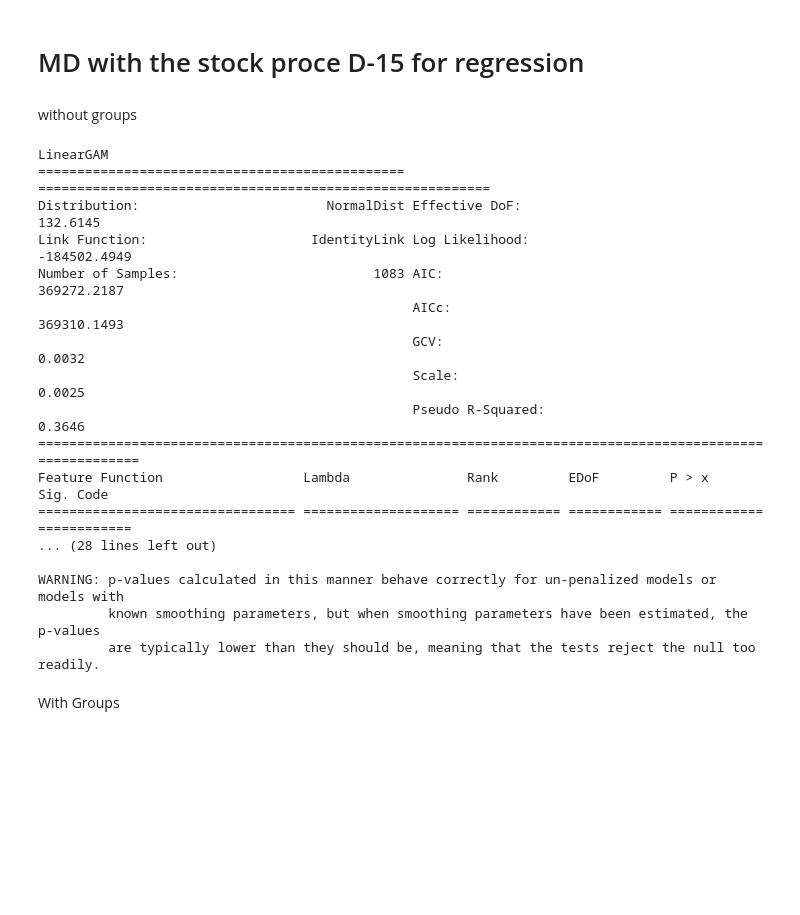
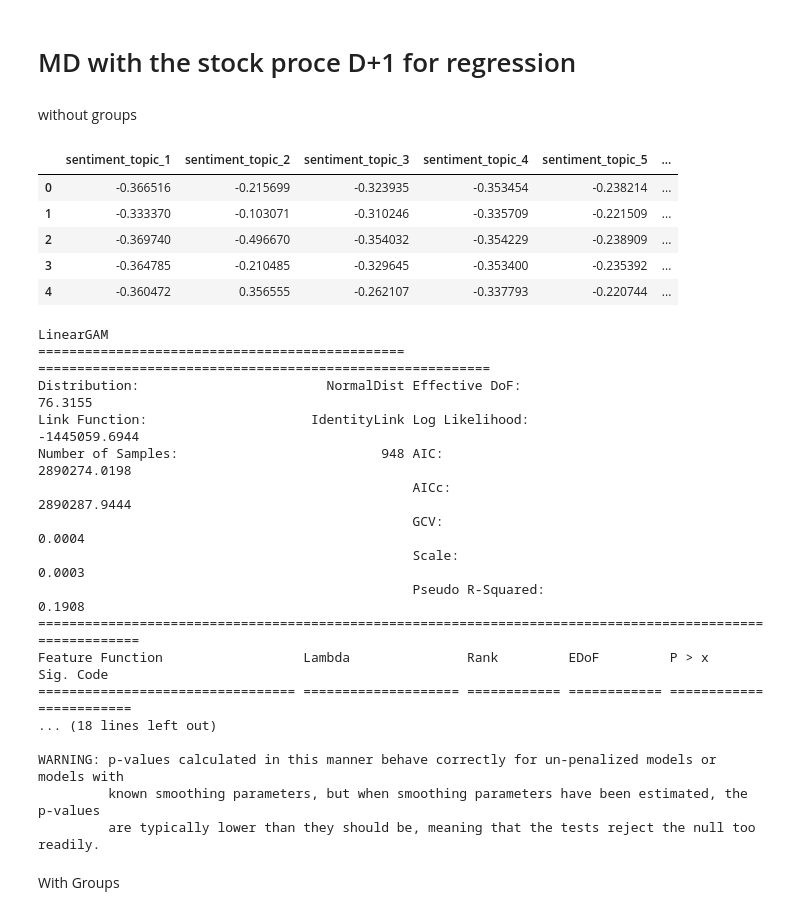
Before and after one commit to BoE-ARP-Bayes-MSc-BA/BoE_ARP_test04, a Jupyter notebook: Regression_find_the_topic.ipynb, the cells around one changed output. Saved outputs shown, nothing was run; the diff lists cells and outputs as text; code cells hidden in the pictures; blank space fills up the shorter version.

```diff
--- a/Regression_find_the_topic.ipynb
+++ b/Regression_find_the_topic.ipynb
@@ -21,67 +21,73 @@ from pandas.core.common import SettingWithCopyWarning
 warnings.filterwarnings('ignore')
 pd.set_option('display.max_columns', None)
 # %% [markdown]
-# MD with the stock proce D-15 for regression
+# MD with the stock proce D+1 for regression
 # %% [markdown]
 without groups
 # %%
 df_MD = pd.read_csv('./regression_df_input/MD_model_df.csv')
 df_MD['date'] = df_MD['date'].astype(str)
 # ------> multiple the probability with WA_sentiment
-for i in range (1,23):
+for i in range (1,13):
     df_MD['sentiment_'+'topic_'+str(i)] = df_MD['topic_'+str(i)]*df_MD['WA_sentiment']
 
 sentiment_topic_columns = []
-for i in range (1,23):
+for i in range (1,13):
     sentiment_topic_columns.append('sentiment_'+'topic_'+str(i))
 df_MD_standard = df_MD[sentiment_topic_columns]
 
-regression_D = 'D-20'
+regression_D = 'D+1'
 
 # ------> Standardize the data
 from sklearn.preprocessing import StandardScaler
 scaler = StandardScaler()
 scaler.fit(df_MD_standard)
 df_MD_scale = scaler.transform(df_MD_standard)
 # append the scaled data to the original dataframe
 df_MD_scale = pd.DataFrame(df_MD_scale, columns=sentiment_topic_columns)
 df_MD_scale.index = df_MD_standard.index
 # other columns
 other_columns = ['company_name','Group','ticker','file_name','date','WA_sentiment', regression_D]
 df_MD = pd.concat([df_MD_scale, df_MD[other_columns]], axis=1)
 df_MD.head()
-
-def same_direction(df_MD, day_type):
-    df_MD_same = df_MD[((df_MD['WA_sentiment']<0) & (df_MD[day_type]<0)) | ((df_MD['WA_sentiment']>0) & (df_MD[day_type]>0))]
-    return df_MD_same
-
-df_MD_same = same_direction(df_MD, regression_D)
-# df_MD_same['group'] = labelencoder.fit_transform(df_MD_same['Group'])
-
-X = df_MD_same.iloc[:,0:22]
-Y = df_MD_same[regression_D]
-
-gam = LinearGAM(s(0)+s(1)+s(2)+s(3)+s(4)+s(5)+s(6)+s(7)+s(8)+s(9)+s(10)+
-s(11)+s(12)+s(13)+s(14)+s(15)+s(16)+s(17)+s(18)+s(19)+s(20)+s(21)).fit(X, Y)
-gam.summary()
 # %% [output]
-LinearGAM
-=============================================== ==========================================================
-Distribution:                        NormalDist Effective DoF:                                    132.6145
-Link Function:                     IdentityLink Log Likelihood:                               -184502.4949
-Number of Samples:                         1083 AIC:                                           369272.2187
-                                                AICc:                                          369310.1493
-                                                GCV:                                                0.0032
-                                                Scale:                                              0.0025
-                                                Pseudo R-Squared:                                   0.3646
-==========================================================================================================
-Feature Function                  Lambda               Rank         EDoF         P > x        Sig. Code
-================================= ==================== ============ ============ ============ ============
-... (28 lines left out)
-
-WARNING: p-values calculated in this manner behave correctly for un-penalized models or models with
-         known smoothing parameters, but when smoothing parameters have been estimated, the p-values
-         are typically lower than they should be, meaning that the tests reject the null too readily.
+|  | sentiment_topic_1 | sentiment_topic_2 | sentiment_topic_3 | sentiment_topic_4 | sentiment_topic_5 | ... |
+| 0 | -0.366516 | -0.215699 | -0.323935 | -0.353454 | -0.238214 | ... |
+| 1 | -0.333370 | -0.103071 | -0.310246 | -0.335709 | -0.221509 | ... |
+| 2 | -0.369740 | -0.496670 | -0.354032 | -0.354229 | -0.238909 | ... |
+| 3 | -0.364785 | -0.210485 | -0.329645 | -0.353400 | -0.235392 | ... |
+| 4 | -0.360472 | 0.356555 | -0.262107 | -0.337793 | -0.220744 | ... |
+# %%
+def same_direction(df_MD, day_type):
+    df_MD_same = df_MD[((df_MD['WA_sentiment']<0) & (df_MD[day_type]<0)) | ((df_MD['WA_sentiment']>0) & (df_MD[day_type]>0))]
+    return df_MD_same
+
+df_MD_same = same_direction(df_MD, regression_D)
+# df_MD_same['group'] = labelencoder.fit_transform(df_MD_same['Group'])
+
+X = df_MD_same.iloc[:,0:12]
+Y = df_MD_same[regression_D]
+
+gam = LinearGAM(s(0)+s(1)+s(2)+s(3)+s(4)+s(5)+s(6)+s(7)+s(8)+s(9)+s(10)+s(11)).fit(X, Y)
+gam.summary()
+# %% [output]
+LinearGAM
+=============================================== ==========================================================
+Distribution:                        NormalDist Effective DoF:                                     76.3155
+Link Function:                     IdentityLink Log Likelihood:                              -1445059.6944
+Number of Samples:                          948 AIC:                                          2890274.0198
+                                                AICc:                                         2890287.9444
+                                                GCV:                                                0.0004
+                                                Scale:                                              0.0003
+                                                Pseudo R-Squared:                                   0.1908
+==========================================================================================================
+Feature Function                  Lambda               Rank         EDoF         P > x        Sig. Code
+================================= ==================== ============ ============ ============ ============
+... (18 lines left out)
+
+WARNING: p-values calculated in this manner behave correctly for un-penalized models or models with
+         known smoothing parameters, but when smoothing parameters have been estimated, the p-values
+         are typically lower than they should be, meaning that the tests reject the null too readily.
 # %% [markdown]
 With Groups
 # %%
```
Also changed, not shown: parts of 10 cells of this notebook, 16 other files.
